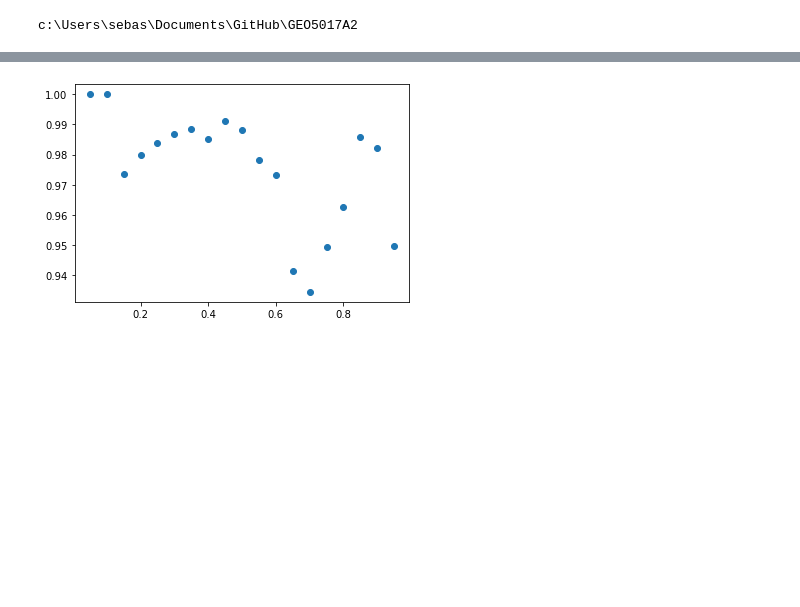
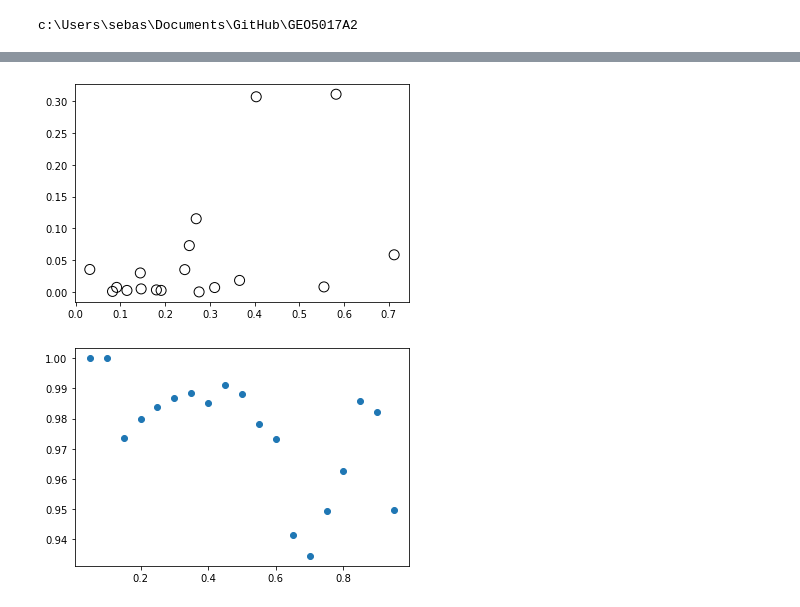
Before and after one commit to lm2-me/GEO5017Assignment2, a Jupyter notebook: SVM_linear.ipynb, the cells around one changed output, grey strips where cells are left out. Drawn from its saved outputs; the diff is of its cells as text; code cells hidden in the pictures; blank space fills up the shorter version.

```diff
--- a/SVM_linear.ipynb
+++ b/SVM_linear.ipynb
@@ -83,3 +84,21 @@ plt.show()
+# %%
+# classifier.support_vectors_[]
+#not working
+ax = plt.gca()
+xlim = ax.get_xlim()
+ylim = ax.get_ylim()
+
+ax.scatter(
+    classifier.support_vectors_[:, 0],
+    classifier.support_vectors_[:, 1],
+    s=100,
+    linewidth=1,
+    facecolors="none",
+    edgecolors="k",
+)
+plt.show()
+# %% [output]
+[figure, added]
 # %%
 import matplotlib.pyplot as plt
 
```
Also changed, not shown: parts of 3 cells of this notebook, 1 other file.
